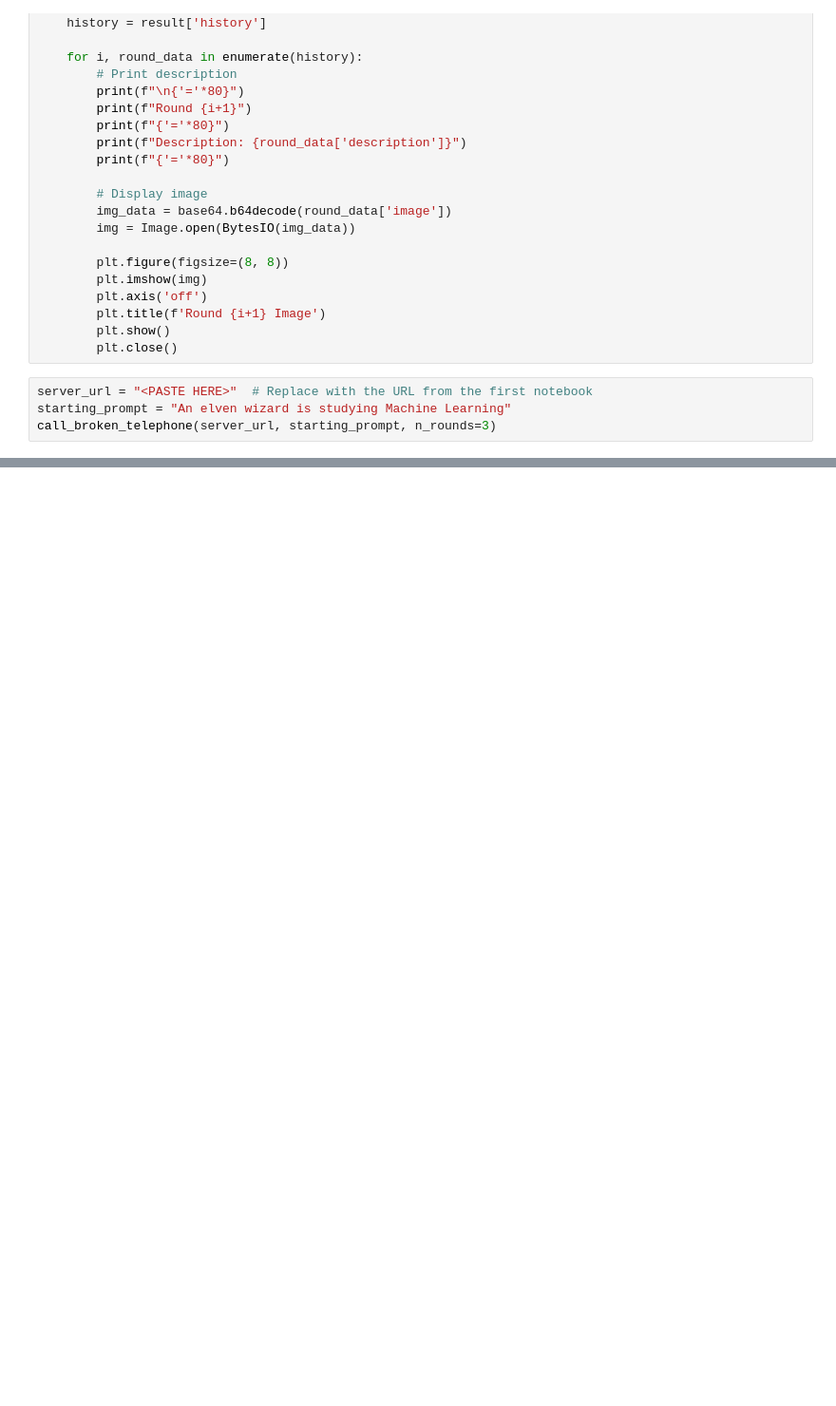
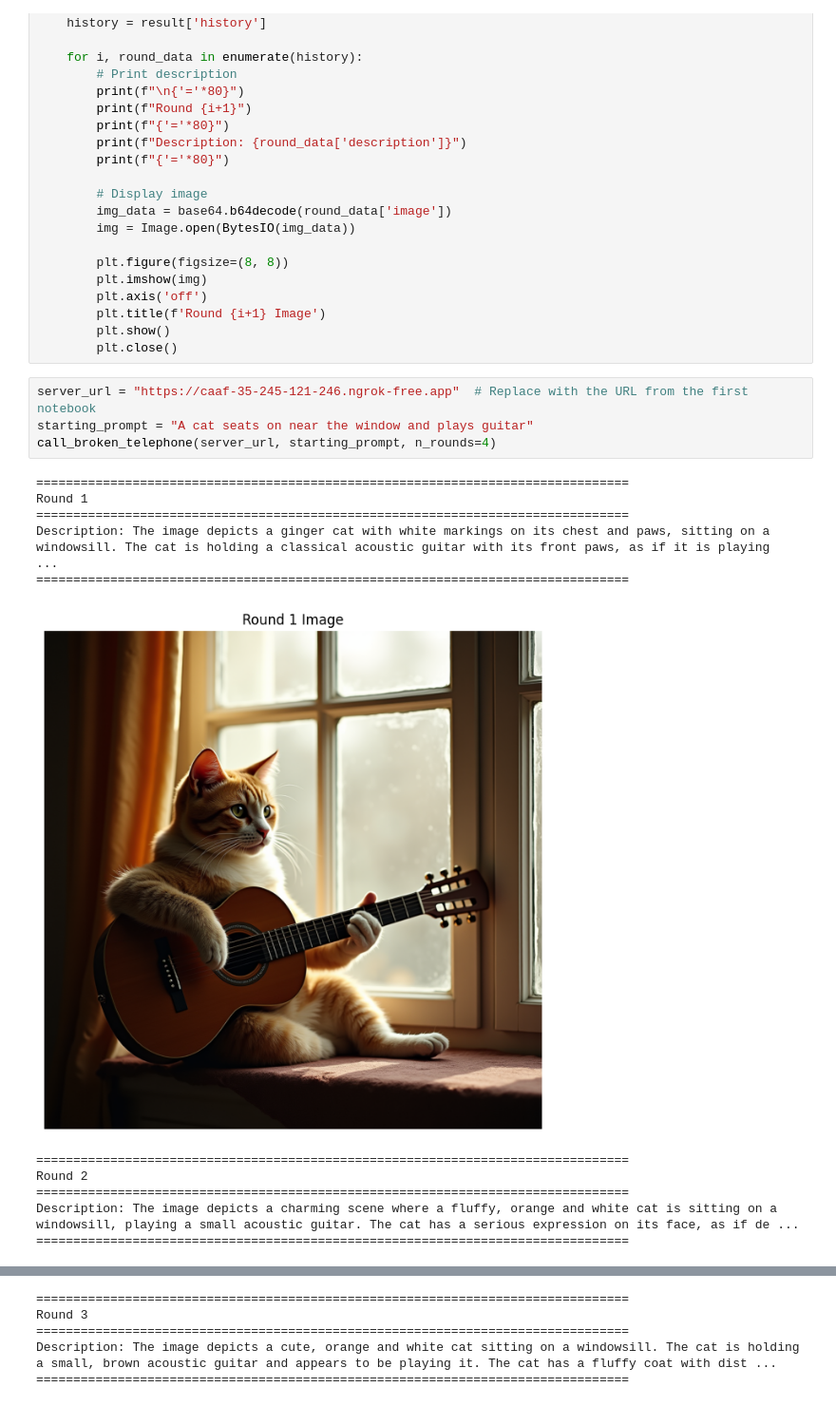
Before and after one commit to yanann11/nebius_llm_course, a Jupyter notebook: BrokenTelephone_Client.ipynb, the cells around one changed output, grey strips where cells are left out. Shown at 95% size. Cells and saved outputs as stored; diff of their text form; blank space fills up the shorter version.

```diff
--- a/BrokenTelephone_Client.ipynb
+++ b/BrokenTelephone_Client.ipynb
@@ -46,6 +46,18 @@ def call_broken_telephone(server_url, starting_prompt, n_rounds=3):
         plt.show()
         plt.close()
 # %%
-server_url = "<PASTE HERE>"  # Replace with the URL from the first notebook
-starting_prompt = "An elven wizard is studying Machine Learning"
-call_broken_telephone(server_url, starting_prompt, n_rounds=3)
+server_url = "https://caaf-35-245-121-246.ngrok-free.app"  # Replace with the URL from the first notebook
+starting_prompt = "A cat seats on near the window and plays guitar"
+call_broken_telephone(server_url, starting_prompt, n_rounds=4)
+# %% [output]
+================================================================================
+Round 1
+================================================================================
+Description: The image depicts a ginger cat with white markings on its chest and paws, sitting on a windowsill. The cat is holding a classical acoustic guitar with its front paws, as if it is playing  ...
+================================================================================
+[figure, added]
+================================================================================
+Round 2
+================================================================================
+Description: The image depicts a charming scene where a fluffy, orange and white cat is sitting on a windowsill, playing a small acoustic guitar. The cat has a serious expression on its face, as if de ...
+================================================================================
@@ -51,0 +65,5 @@ call_broken_telephone(server_url, starting_prompt, n_rounds=3)
+================================================================================
+Round 3
+================================================================================
+Description: The image depicts a cute, orange and white cat sitting on a windowsill. The cat is holding a small, brown acoustic guitar and appears to be playing it. The cat has a fluffy coat with dist ...
+================================================================================
```
Also changed, not shown: parts of 1 cell of this notebook.
